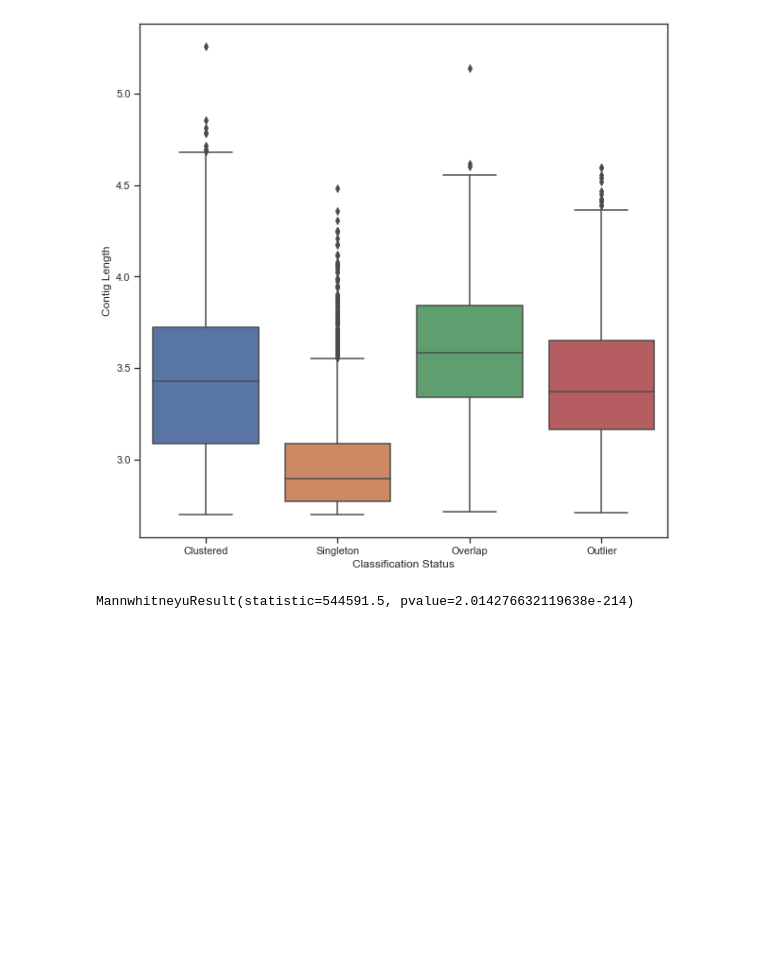
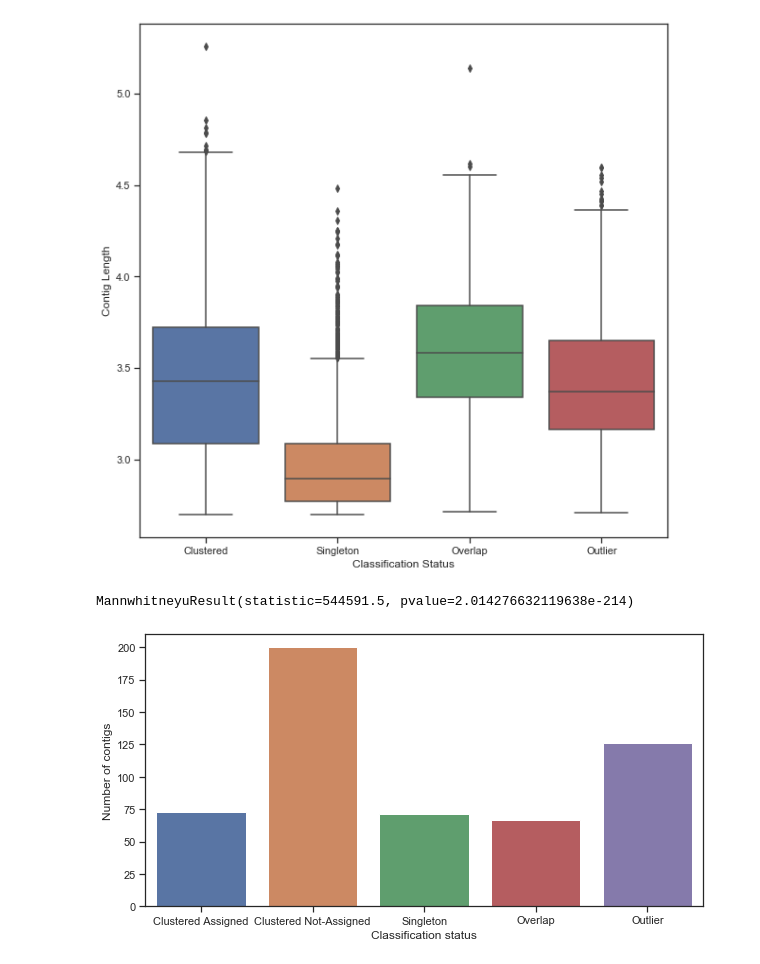
Before and after one commit to Matthijnssenslab/Beevir, a Jupyter notebook: 3Vcontact/B_Vcontact_stats.ipynb, the cells around one changed output. Cells and saved outputs as stored; diff of their text form; code cells hidden in the pictures; blank space fills up the shorter version.

```diff
--- a/3Vcontact/B_Vcontact_stats.ipynb
+++ b/3Vcontact/B_Vcontact_stats.ipynb
@@ -162,3 +177,24 @@ antismash = ['BeeP-11-2013_NODE_10_length_45562_cov_39_780829', 'BeeP-11-2013_NO
 #genomeoverview[genomeoverview['VC'] == '54_0']
 #### For BeeP-11-2013_NODE_169_length_5958_cov_160_716545:
 #genomeoverview[genomeoverview['VC'] == '396_0']
+# %%
+###################################################################################################################
+#Additional plots for only nodes > 5000
+#plot basic vcontact stats.
+#4842 contigs in input --> 4807 in output.
+genomeoverview = pd.read_csv('data/genome_by_genome_overview_5000.csv', sep=',', index_col=0)
+genomeoverview['VCstatsred'] = genomeoverview['VC Status']
+genomeoverview['VCstatsred'] = genomeoverview['VCstatsred'].str.replace('Overlap.*', 'Overlap', regex=True)
+#Nodes:
+nodesoverview = genomeoverview[genomeoverview['Genome'].str.contains("NODE")]
+nodesoverview_clussanot = nodesoverview
+nodesoverview_clussanot['VCstatsred_annot'] = nodesoverview_clussanot['VCstatsred']
+nodesoverview_clussanot.loc[nodesoverview_clussanot['VC'].isin(vcdic.keys()), 'VCstatsred_annot'] = 'Clustered Assigned'
+nodesoverview_clussanot.loc[nodesoverview_clussanot['VCstatsred_annot'] == 'Clustered', 'VCstatsred_annot'] = 'Clustered Not-Assigned'
+
+plt.figure(figsize=(10,5))
+g = sns.countplot(nodesoverview['VCstatsred_annot'], order=['Clustered Assigned','Clustered Not-Assigned','Singleton','Overlap','Outlier'])
+g.set(xlabel='Classification status',ylabel="Number of contigs")
+g.figure.savefig('figures/VCstats_5000.svg',dpi=300)
+# %% [output]
+[figure, added]
```
Also changed, not shown: parts of 8 cells of this notebook, 27 other files.
